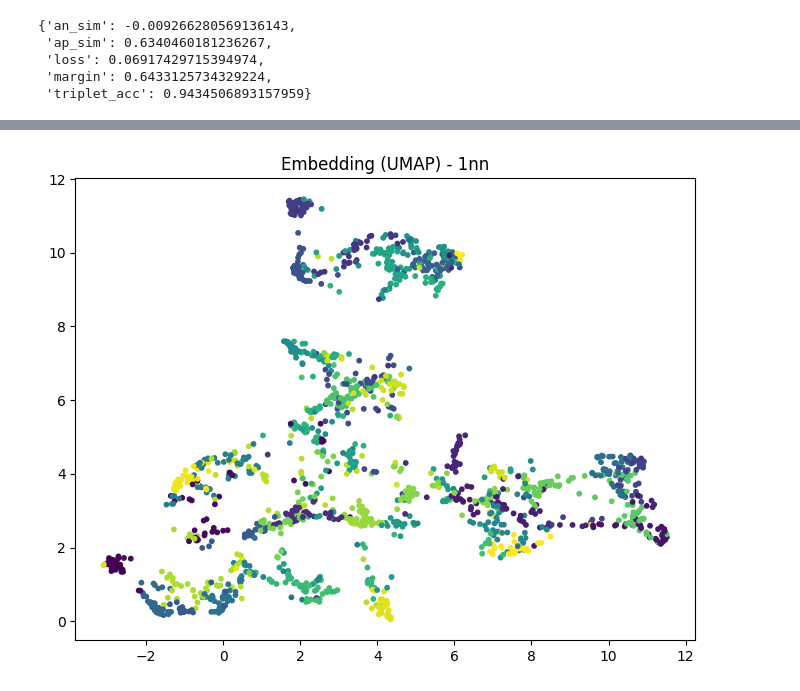
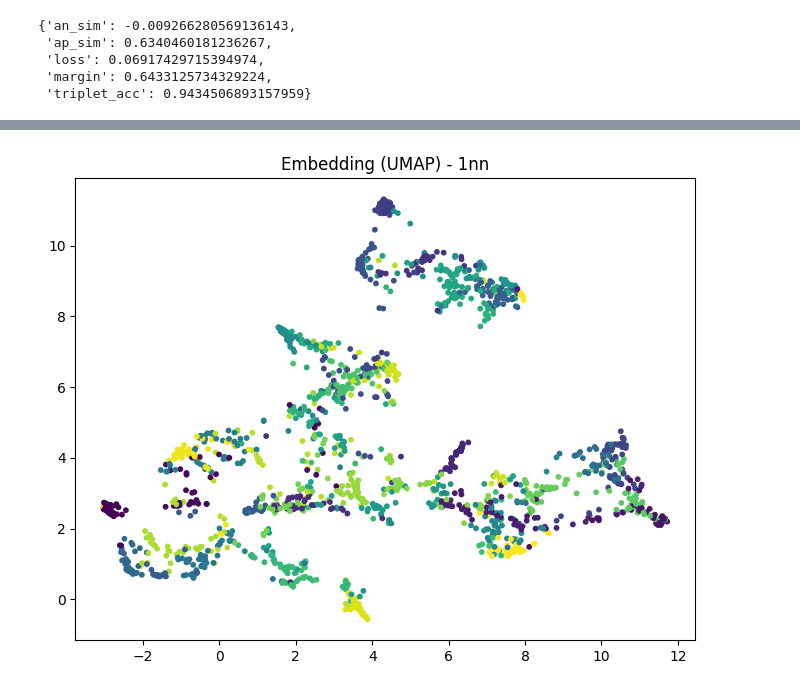
Before and after one commit to dmaman86/author-handwriting-recog, a Jupyter notebook: notebooks/mobile_test_40_4.ipynb, the cells around one changed output, grey strips where cells are left out. Cells and saved outputs as stored; diff of their text form; code cells hidden in the pictures.

```diff
--- a/notebooks/mobile_test_40_4.ipynb
+++ b/notebooks/mobile_test_40_4.ipynb
@@ -308,3 +376,17 @@ trainer = ModelTrainerFactory.create(
+# %%
+siamese_builder = SiameseFactory.create(
+    model_type=config.model.type,
+    embedding_network=embedding_network,
+    input_shape=config.data.model_input_shape,
+)
+# %%
+trainer = ModelTrainerFactory.create(
+    siamese_builder=siamese_builder,
+    train_generator=train_triplet,
+    val_generator=val_triplet,
+    model_name="mobilenet_triplet",
+    model_type=config.model.type,
+)
 # %%
 trainer.initialize_model()
 # %% [output]
@@ -452,5 +554,5 @@ trainer.embedding_model.save(f"./models/mobilenet_embedding_model_40_{config.cur
 # %%
-trainer.siamese_network.load_weights("./models/mobilenet_siamese_model_40_20260320-070014.keras")
+trainer.siamese_network.load_weights("./models/mobilenet_siamese_model_40_20260326-120653.keras")
 # %%
 metrics_val = trainer.evaluate_dict(val_triplet)
 metrics_val
@@ -743,11 +1012,11 @@ for strategy_name, agg_results in test_gen_results.strategy_results.items():
 viz = EmbeddingVisualizer(
     report=test_gen_results,
     logger=logger,
-    loader=test.loader,
+    split=test,
 )
 # %%
 viz.set_strategy("1nn")
 # %%
-viz.plot_embeddings_2d()
+viz.plot_embeddings()
 # %% [output]
-[figure, old version]
+[figure, new version]
```
Also changed, not shown: parts of 86 cells of this notebook, 16 other files.
